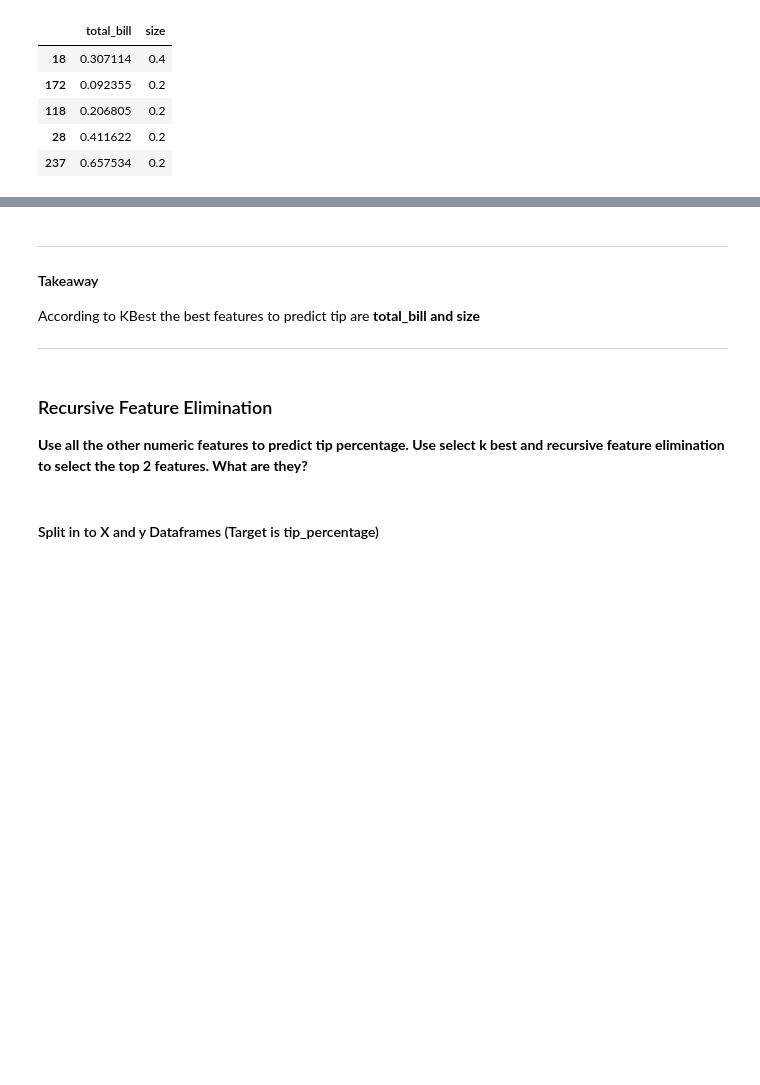
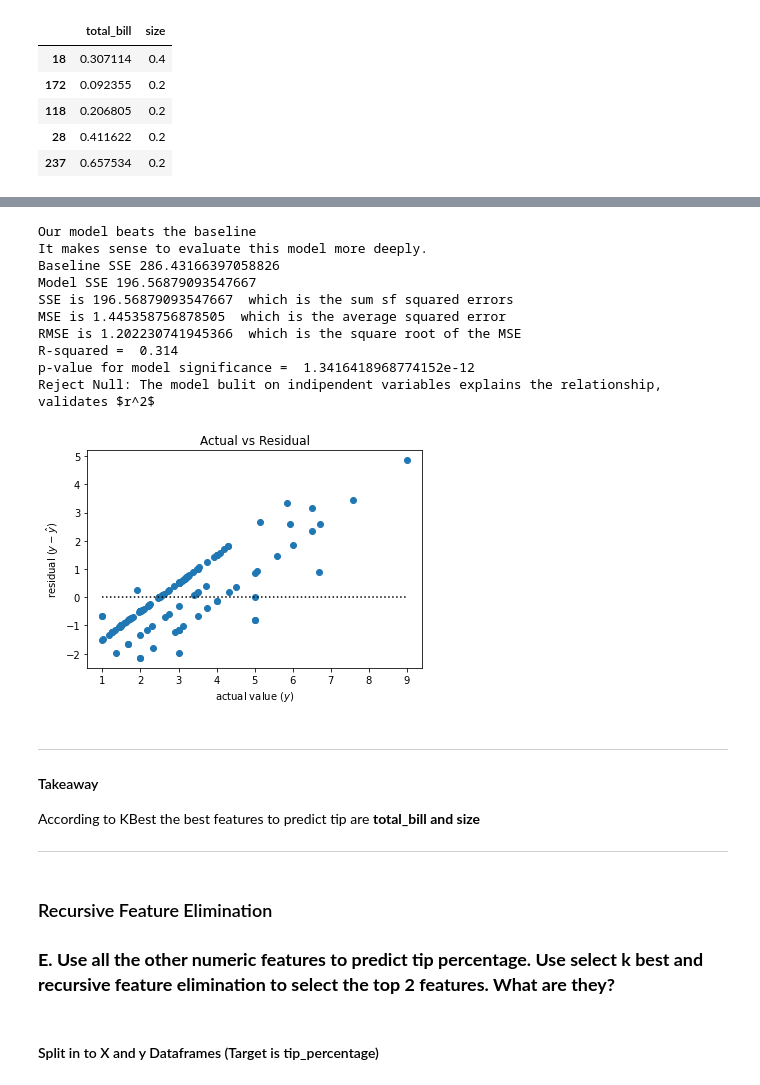
Before and after one commit to CSolitaire/regression-exercises, a Jupyter notebook: feature_engineering.ipynb, the cells around one changed output, grey strips where cells are left out. Cells and saved outputs as stored; diff of their text form; code cells hidden in the pictures; blank space fills up the shorter version.

```diff
--- a/feature_engineering.ipynb
+++ b/feature_engineering.ipynb
@@ -716,3 +733,18 @@ X_reduced_scaled.head()
+# %%
+# Evaluatin size
+linear_model(ols('tip ~ size', train).fit(), train.tip, train.size)
+# %% [output]
+Our model beats the baseline
+It makes sense to evaluate this model more deeply.
+Baseline SSE 286.43166397058826
+Model SSE 196.56879093547667
+SSE is 196.56879093547667  which is the sum sf squared errors
+MSE is 1.445358756878505  which is the average squared error
+RMSE is 1.202230741945366  which is the square root of the MSE
+R-squared =  0.314
+p-value for model significance =  1.3416418968774152e-12
+Reject Null: The model bulit on indipendent variables explains the relationship, validates $r^2$
+[figure, added]
 # %% [markdown]
 ***
 
@@ -722,7 +754,8 @@ According to KBest the best features to predict tip are **total_bill and size**
 ***
 # %% [markdown]
 ### Recursive Feature Elimination
- **Use all the other numeric features to predict tip percentage. Use select k best and recursive feature elimination to select the top 2 features. What are they?**
+
+### **E. Use all the other numeric features to predict tip percentage. Use select k best and recursive feature elimination to select the top 2 features. What are they?**
 # %% [markdown]
 #### Split in to X and y Dataframes (Target is tip_percentage)
 # %%
```
Also changed, not shown: parts of 21 cells of this notebook.
